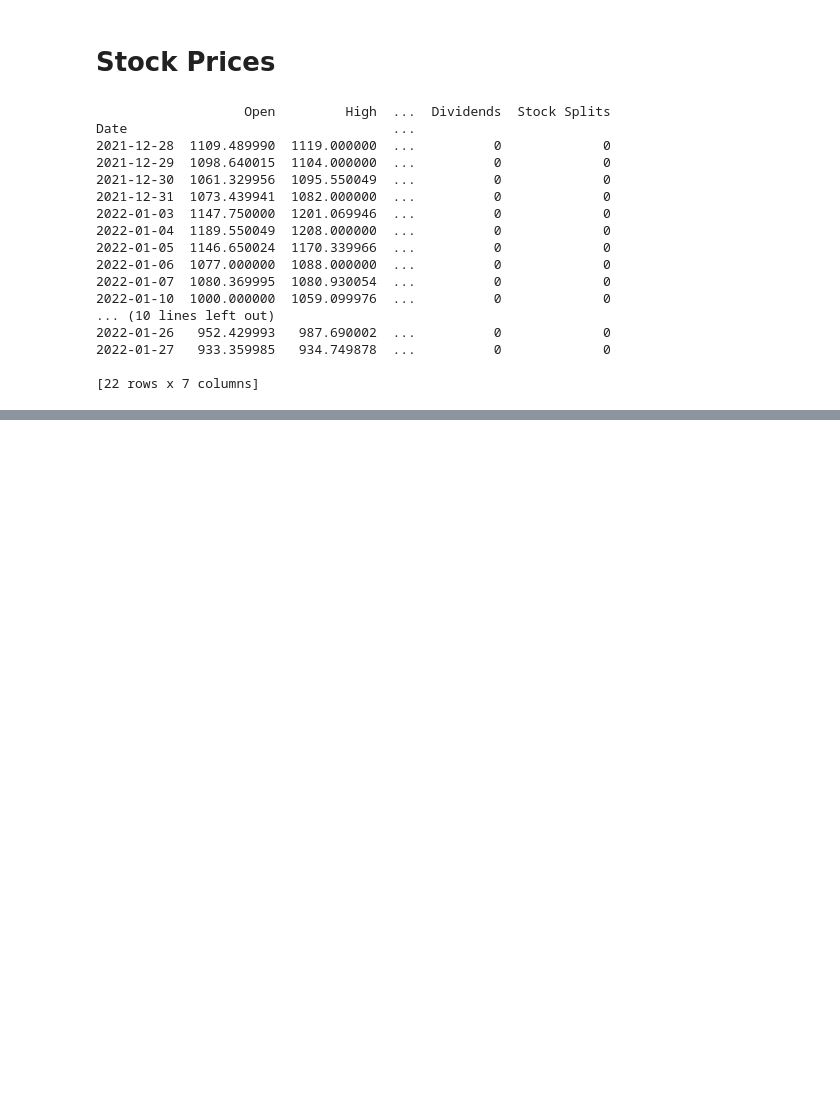
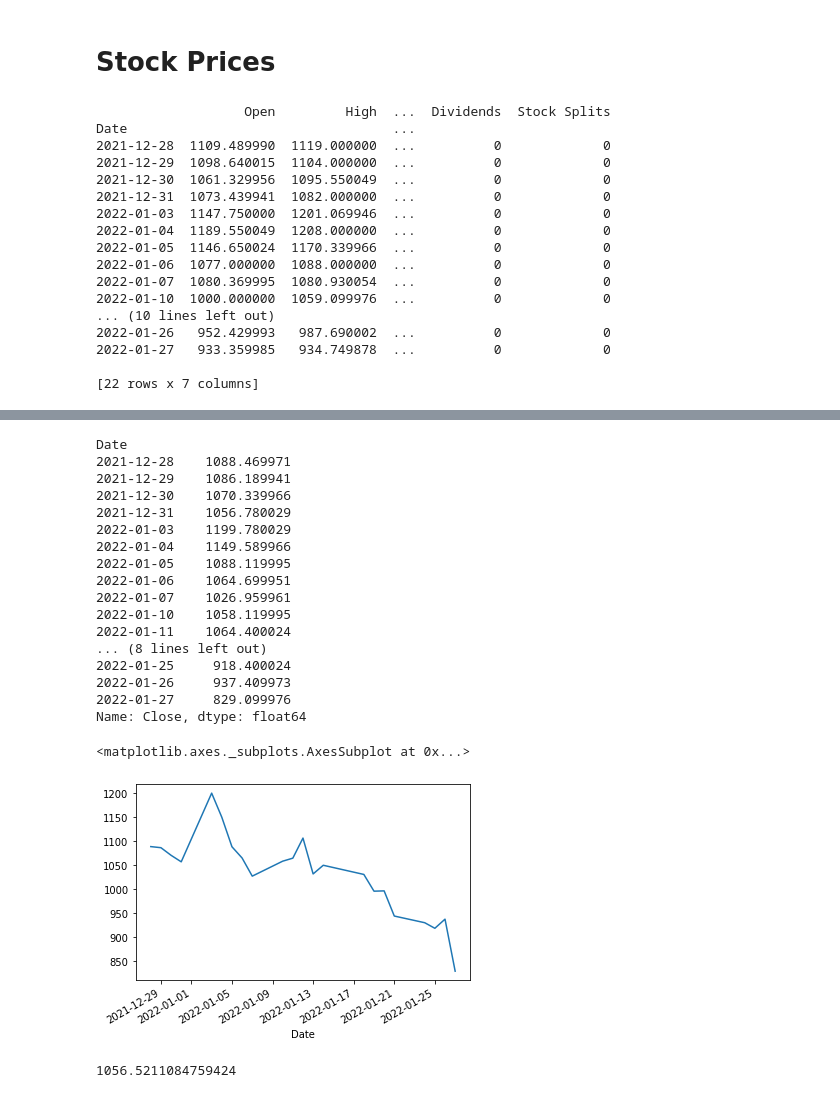
Before and after one commit to chandi-mptk/Python-for-Finance-Learn, a Jupyter notebook: Python-Finance-Accessing-Data-L2.ipynb, the cells around one changed output, grey strips where cells are left out. Drawn from its saved outputs; the diff is of its cells as text; code cells hidden in the pictures; blank space fills up the shorter version.

```diff
--- a/Python-Finance-Accessing-Data-L2.ipynb
+++ b/Python-Finance-Accessing-Data-L2.ipynb
@@ -340,0 +372,29 @@ Date                                  ...
+# %%
+x = data.history()['Close']
+print(x)
+x.plot()
+# %% [output]
+Date
+2021-12-28    1088.469971
+2021-12-29    1086.189941
+2021-12-30    1070.339966
+2021-12-31    1056.780029
+2022-01-03    1199.780029
+2022-01-04    1149.589966
+2022-01-05    1088.119995
+2022-01-06    1064.699951
+2022-01-07    1026.959961
+2022-01-10    1058.119995
+2022-01-11    1064.400024
+... (8 lines left out)
+2022-01-25     918.400024
+2022-01-26     937.409973
+2022-01-27     829.099976
+Name: Close, dtype: float64
+<matplotlib.axes._subplots.AxesSubplot at 0x...>
+[figure, added]
+# %%
+x = data.history('3mo')['Close']
+print(x.mean())
+# %% [output]
+1056.5211084759424
```
Also changed, not shown: parts of 11 cells of this notebook, 1 other file.
